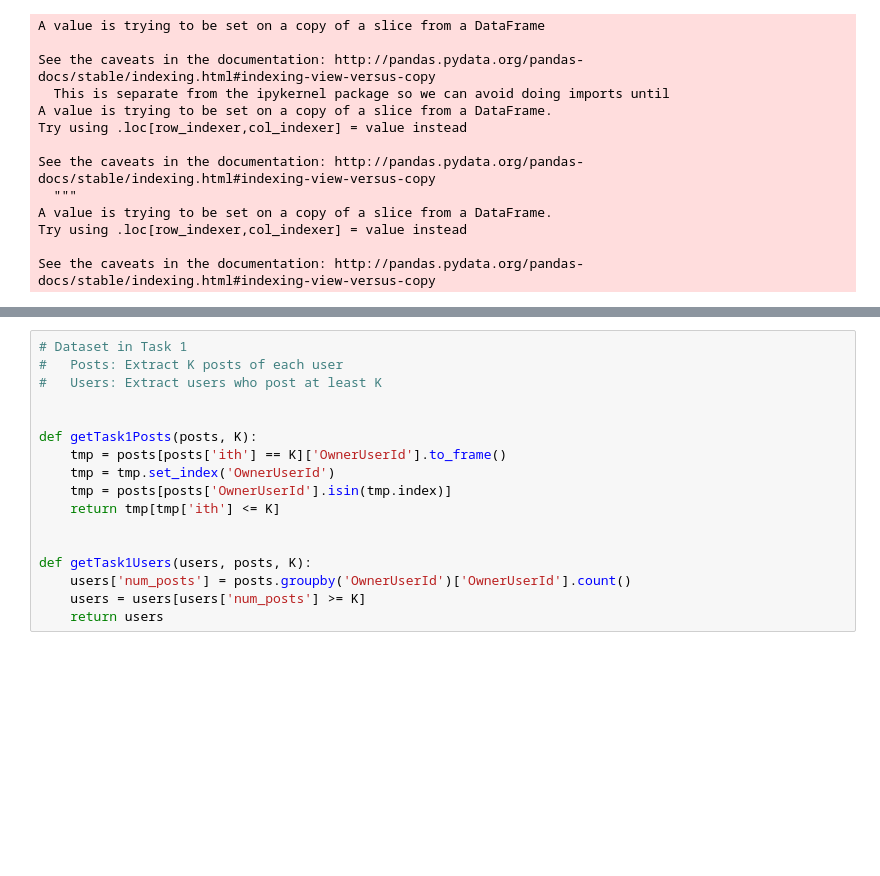
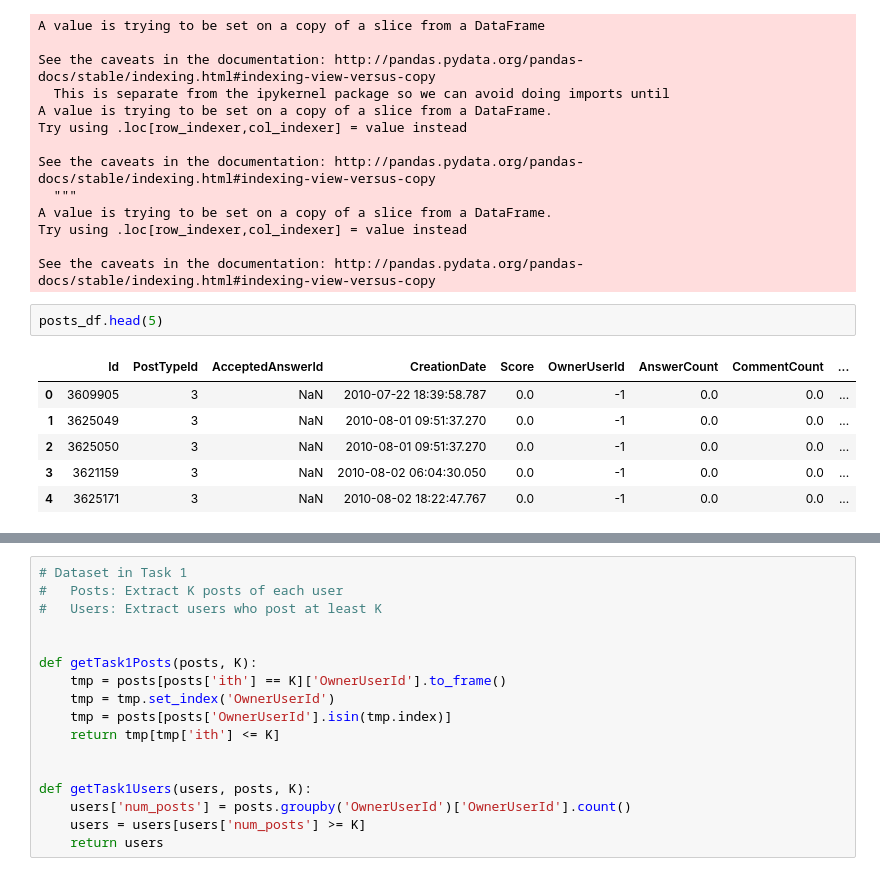
Before and after one commit to yvonny/churn, a Jupyter notebook: ChurnPredictionBaseline.ipynb, the cells around one changed output, grey strips where cells are left out. Drawn from its saved outputs; the diff is of its cells as text; blank space fills up the shorter version.

```diff
--- a/ChurnPredictionBaseline.ipynb
+++ b/ChurnPredictionBaseline.ipynb
@@ -126,3 +134,12 @@ A value is trying to be set on a copy of a slice from a DataFrame.
 Try using .loc[row_indexer,col_indexer] = value instead
 
 See the caveats in the documentation: http://pandas.pydata.org/pandas-docs/stable/indexing.html#indexing-view-versus-copy
+# %%
+posts_df.head(5)
+# %% [output]
+|  | Id | PostTypeId | AcceptedAnswerId | CreationDate | Score | OwnerUserId | AnswerCount | CommentCount | ... |
+| 0 | 3609905 | 3 | NaN | 2010-07-22 18:39:58.787 | 0.0 | -1 | 0.0 | 0.0 | ... |
+| 1 | 3625049 | 3 | NaN | 2010-08-01 09:51:37.270 | 0.0 | -1 | 0.0 | 0.0 | ... |
+| 2 | 3625050 | 3 | NaN | 2010-08-01 09:51:37.270 | 0.0 | -1 | 0.0 | 0.0 | ... |
+| 3 | 3621159 | 3 | NaN | 2010-08-02 06:04:30.050 | 0.0 | -1 | 0.0 | 0.0 | ... |
+| 4 | 3625171 | 3 | NaN | 2010-08-02 18:22:47.767 | 0.0 | -1 | 0.0 | 0.0 | ... |
```
Also changed, not shown: parts of 6 cells of this notebook.
